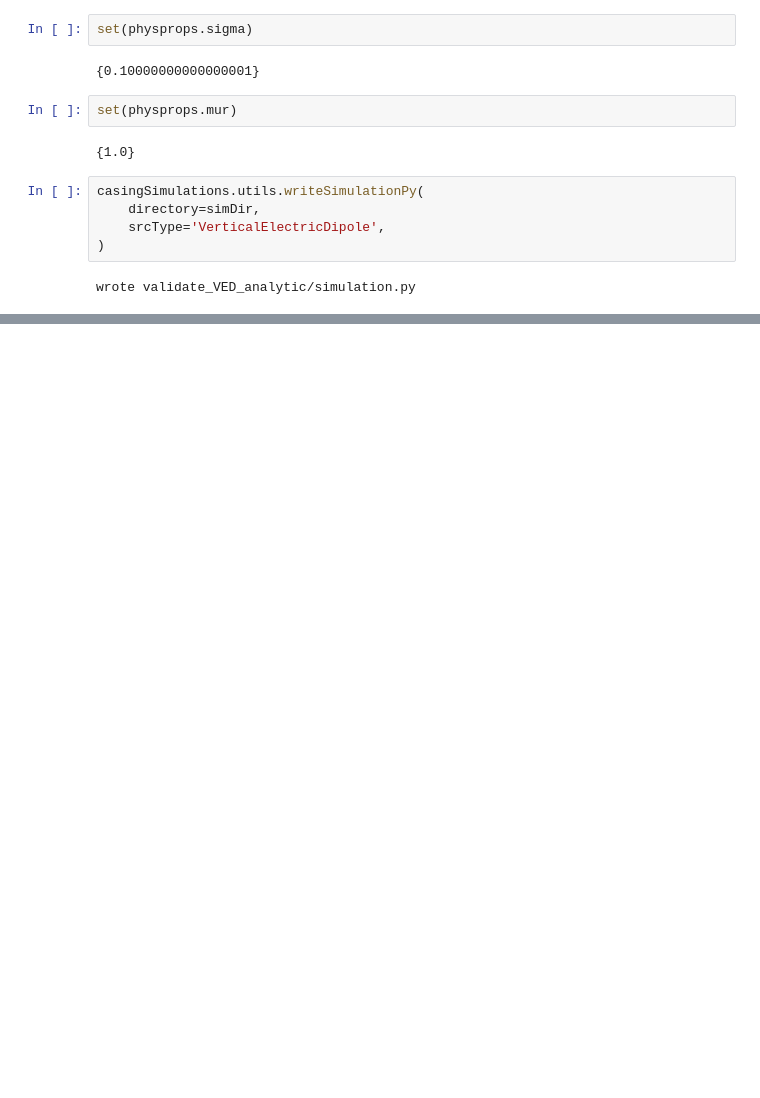
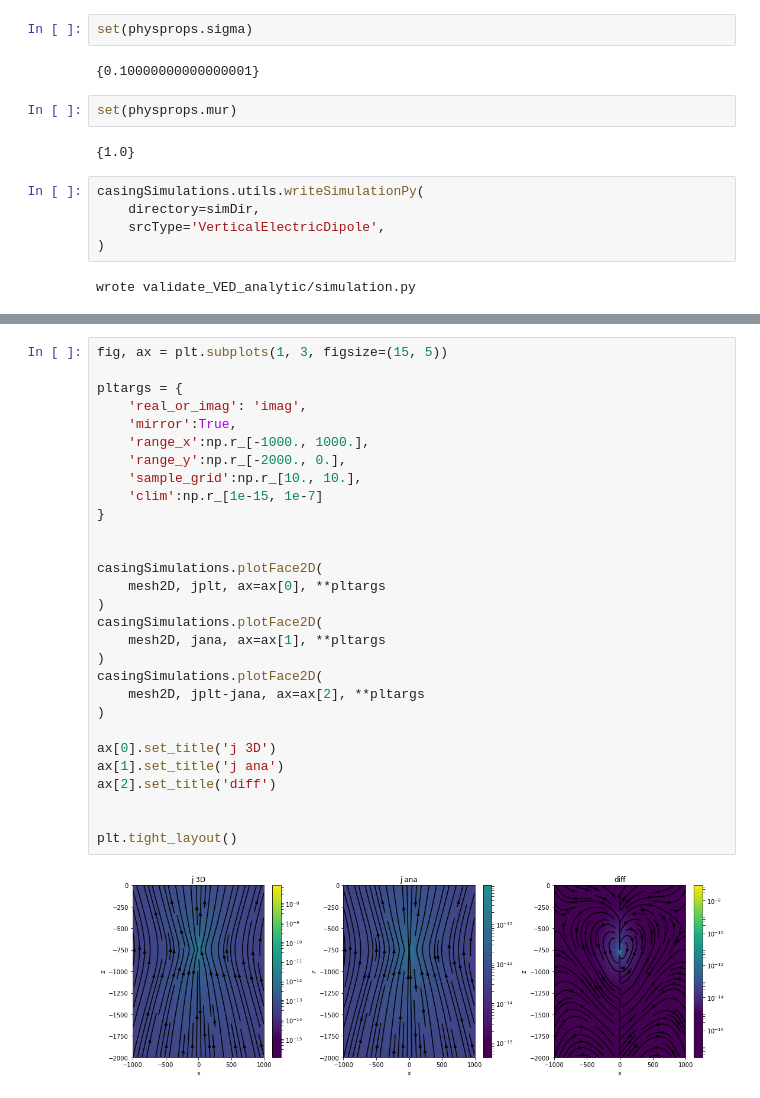
Before and after one commit to simpeg-research/casingSimulations, a Jupyter notebook: notebooks/validation/validate_VED_analytic.ipynb, the cells around one changed output, grey strips where cells are left out. Drawn from its saved outputs; the diff is of its cells as text; blank space fills up the shorter version.

```diff
--- a/notebooks/validation/validate_VED_analytic.ipynb
+++ b/notebooks/validation/validate_VED_analytic.ipynb
@@ -163,0 +254,31 @@ wrote validate_VED_analytic/simulation.py
+# %%
+fig, ax = plt.subplots(1, 3, figsize=(15, 5))
+
+pltargs = {
+    'real_or_imag': 'imag',
+    'mirror':True,
+    'range_x':np.r_[-1000., 1000.],
+    'range_y':np.r_[-2000., 0.],
+    'sample_grid':np.r_[10., 10.],
+    'clim':np.r_[1e-15, 1e-7]
+}
+
+
+casingSimulations.plotFace2D(
+    mesh2D, jplt, ax=ax[0], **pltargs
+)
+casingSimulations.plotFace2D(
+    mesh2D, jana, ax=ax[1], **pltargs
+)
+casingSimulations.plotFace2D(
+    mesh2D, jplt-jana, ax=ax[2], **pltargs
+)
+
+ax[0].set_title('j 3D')
+ax[1].set_title('j ana')
+ax[2].set_title('diff')
+
+
+plt.tight_layout()
+# %% [output]
+[figure, added]
```
Also changed, not shown: parts of 18 cells of this notebook, 1 other file.
